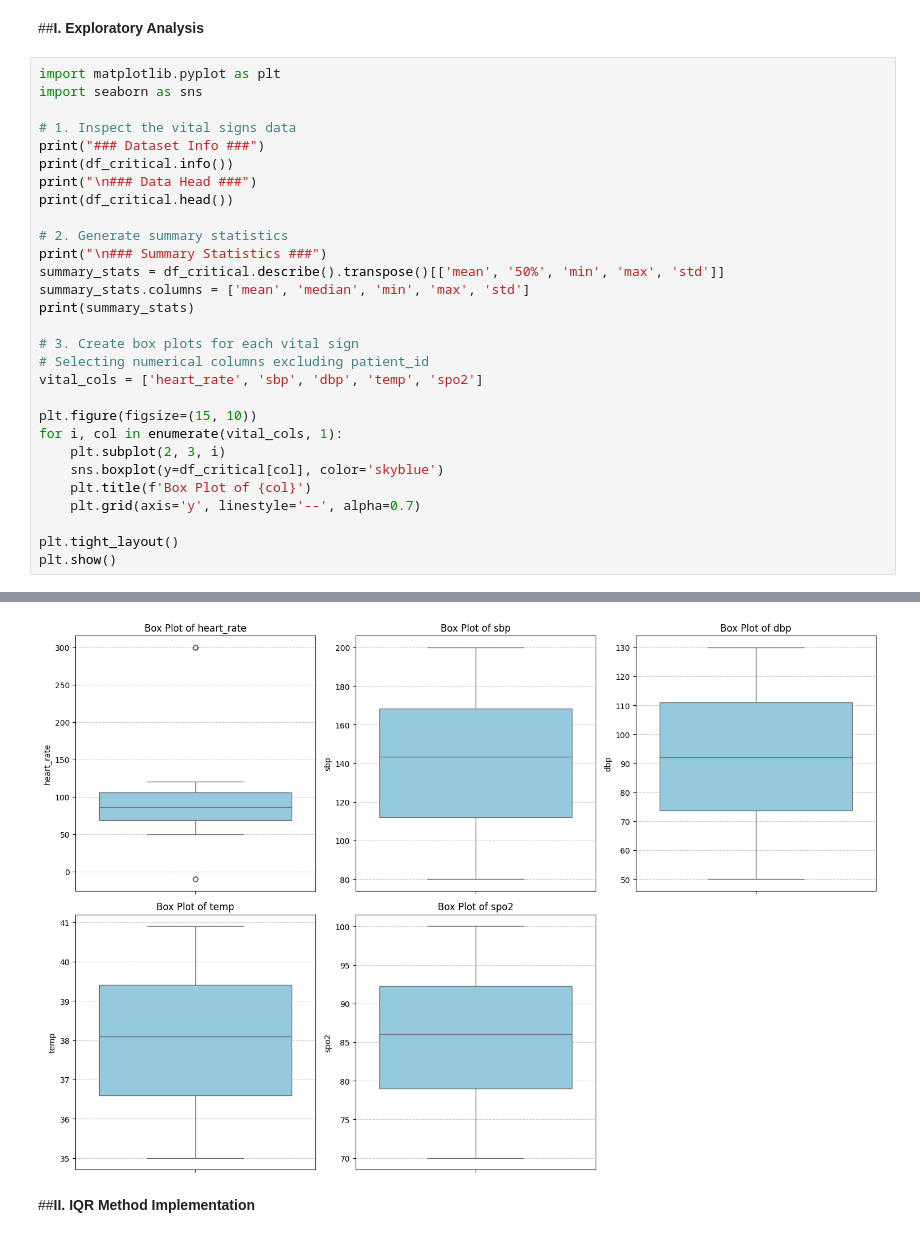
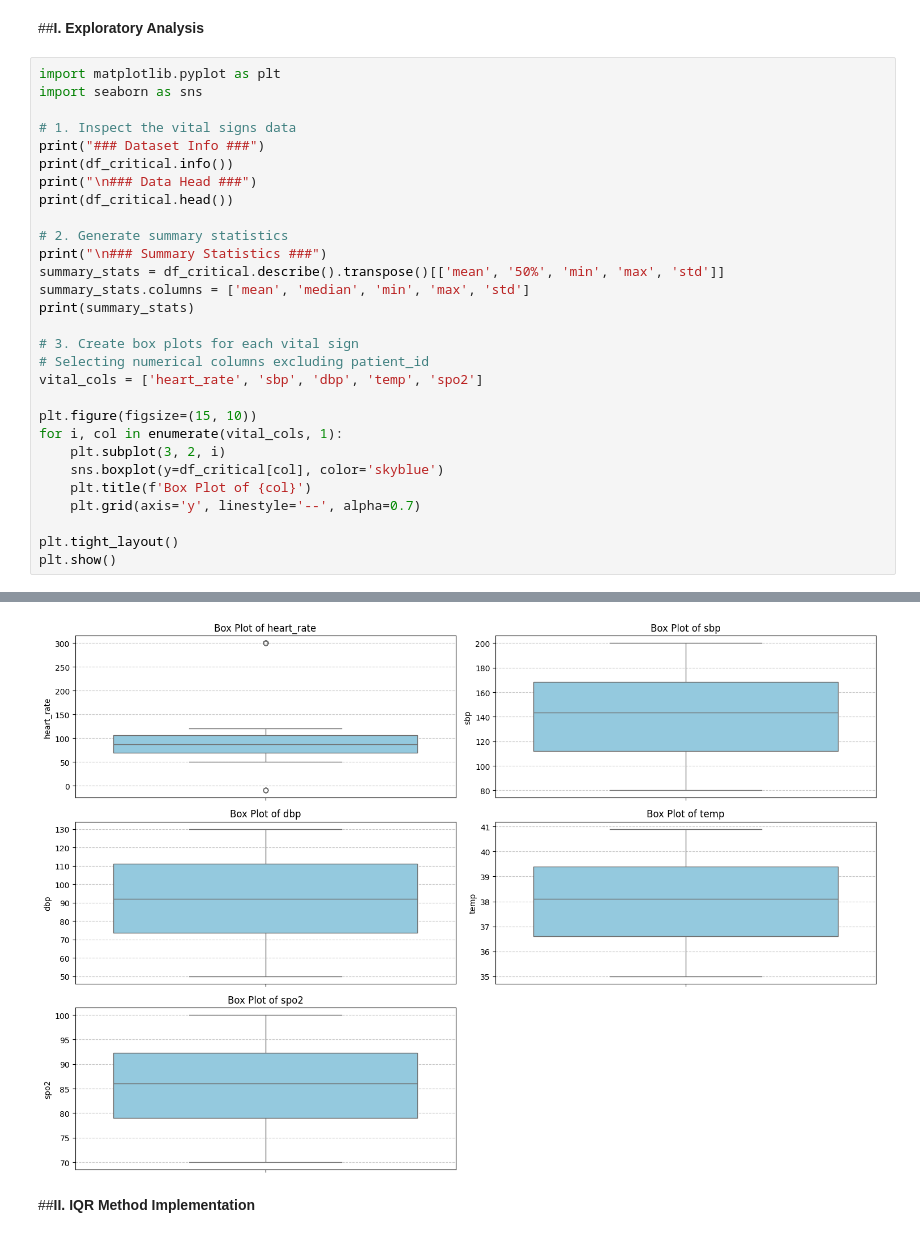
Before and after one commit to Fentahun60/Fentahun, a Jupyter notebook: Data_Science_Training Emerald.ipynb, the cells around one changed output, grey strips where cells are left out. Cells and saved outputs as stored; diff of their text form.

```diff
--- a/Data_Science_Training Emerald.ipynb
+++ b/Data_Science_Training Emerald.ipynb
@@ -1178,35 +1179,35 @@ print(summary_stats)
 # 3. Create box plots for each vital sign
 # Selecting numerical columns excluding patient_id
 vital_cols = ['heart_rate', 'sbp', 'dbp', 'temp', 'spo2']
 
 plt.figure(figsize=(15, 10))
 for i, col in enumerate(vital_cols, 1):
-    plt.subplot(2, 3, i)
+    plt.subplot(3, 2, i)
     sns.boxplot(y=df_critical[col], color='skyblue')
     plt.title(f'Box Plot of {col}')
     plt.grid(axis='y', linestyle='--', alpha=0.7)
 
 plt.tight_layout()
 plt.show()
 # %% [output]
 ### Dataset Info ###
 <class 'pandas.core.frame.DataFrame'>
 RangeIndex: 300 entries, 0 to 299
 Data columns (total 6 columns):
  #   Column      Non-Null Count  Dtype
 ---  ------      --------------  -----
  0   patient_id  300 non-null    object
  1   heart_rate  300 non-null    int64
  2   sbp         300 non-null    int64
  3   dbp         300 non-null    int64
  4   temp        300 non-null    float64
  5   spo2        300 non-null    int64
 ... (15 lines left out)
 sbp         141.746667   143.5  80.0  200.0  34.083939
 dbp          92.106667    92.0  50.0  130.0  23.021626
 temp         37.972667    38.1  35.0   40.9   1.683419
 spo2         85.686667    86.0  70.0  100.0   8.484601
-[figure, old version]
+[figure, new version]
 # %% [markdown]
 
 ##**II. IQR Method Implementation**
```
Also changed, not shown: parts of 52 cells of this notebook.
